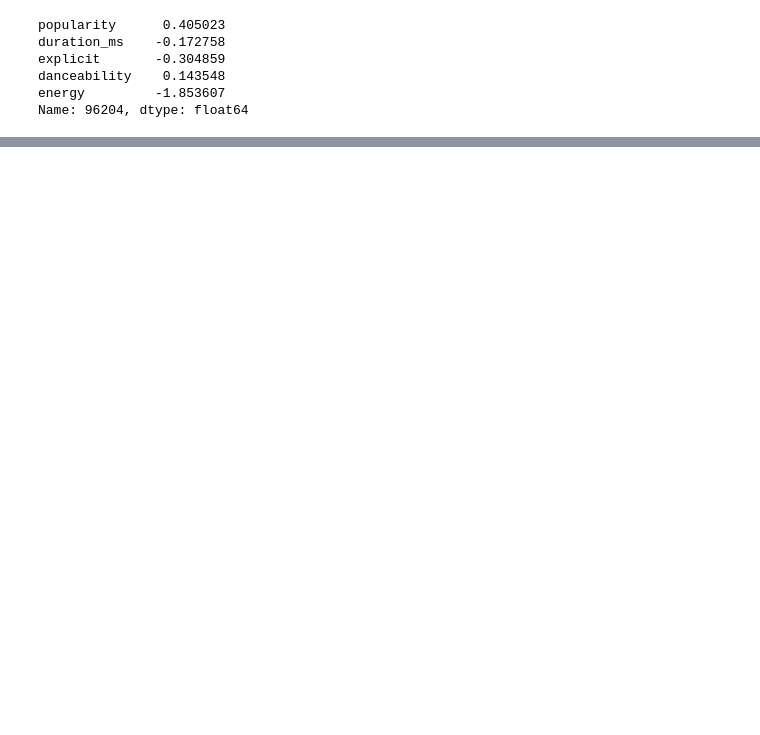
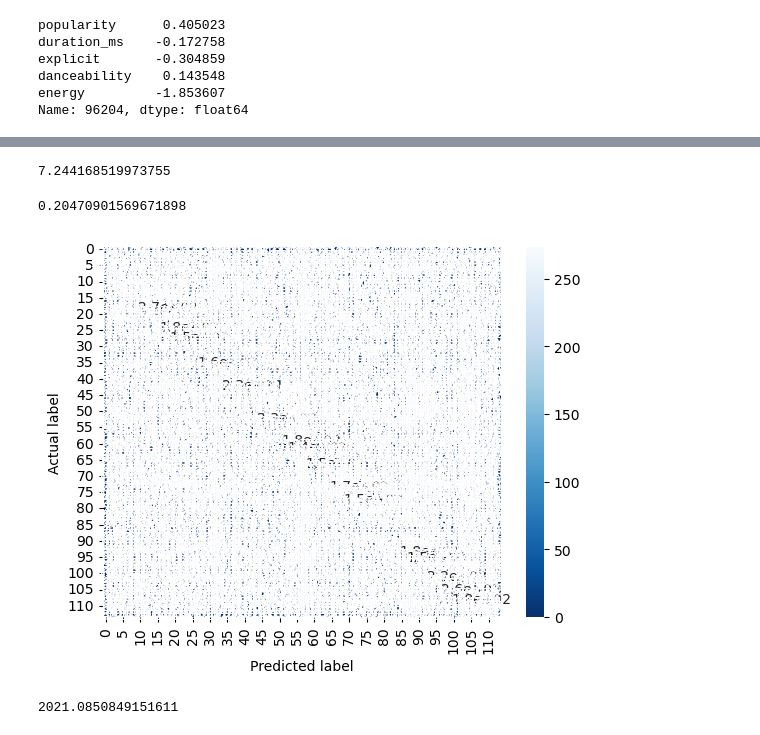
Before and after one commit to COGS118A/Group025-Wi23, a Jupyter notebook: dataset_cleaned.ipynb, the cells around one changed output, grey strips where cells are left out. Drawn from its saved outputs; the diff is of its cells as text; code cells hidden in the pictures; blank space fills up the shorter version.

```diff
--- a/dataset_cleaned.ipynb
+++ b/dataset_cleaned.ipynb
@@ -155,0 +169,20 @@ ValueError: could not convert string to float: 'rock-n-roll'
+# %%
+#reassigning for simplicity
+df = pd.read_csv('https://raw.githubusercontent.com/COGS118A/Group025-Wi23/main/dataset.csv')
+df = df.drop(columns=['Unnamed: 0','track_id', 'album_name'], axis=1)
+
+
+#remove dupes
+df=df.drop_duplicates()
+#convert to numeric for multiclass
+codes, unique = pd.factorize(df.track_genre)
+df.track_genre = codes
+
+traindf = df
+
+#clean data for training
+traindf =traindf.drop(columns = ['track_name', 'artists','track_genre'])
+traindf=(traindf-traindf.mean())/traindf.std()
+codes, unique = pd.factorize(df.explicit)
+traindf.explicit= codes
+traindf.head()
@@ -155,0 +196,30 @@ ValueError: could not convert string to float: 'rock-n-roll'
+# %%
+#Train the Logistic model
+tic = time.time()
+X_train,X_test,y_train,y_test = train_test_split(traindf,df.track_genre,test_size = 0.33)
+clf = OneVsRestClassifier(LogisticRegression()).fit(X_train, y_train)
+toc = time.time()
+print(toc-tic)
+# %% [output]
+7.244168519973755
+# %%
+#Test
+y_pred = clf.predict(X_test)
+cm = metrics.confusion_matrix(y_test, y_pred)
+sns.heatmap(cm, annot=True, cmap = 'Blues_r');
+plt.ylabel('Actual label')
+plt.xlabel('Predicted label')
+score =  metrics.accuracy_score(y_test, y_pred)
+print(score)
+# %% [output]
+0.20470901569671898
+[figure, added]
+# %%
+#Train the SVM model
+tic = time.time()
+X_train,X_test,y_train,y_test = train_test_split(traindf,df.track_genre,test_size = 0.33)
+clf = OneVsRestClassifier(SVC()).fit(X_train, y_train)
+toc = time.time()
+print(toc-tic)
+# %% [output]
+2021.0850849151611
```
Also changed, not shown: parts of 8 cells of this notebook.
